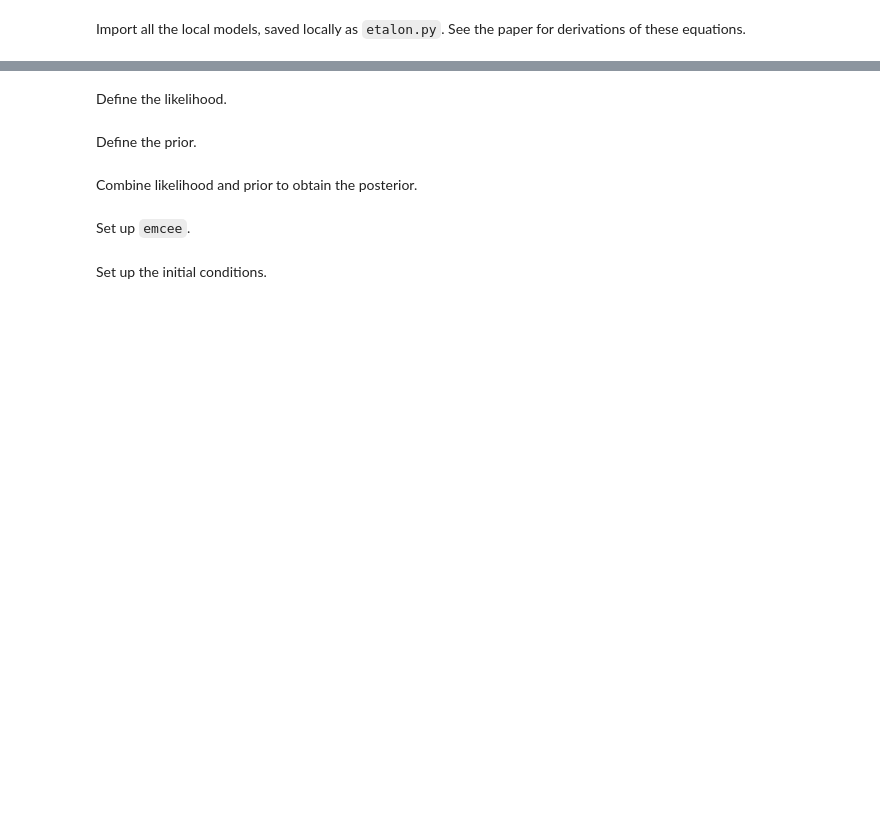
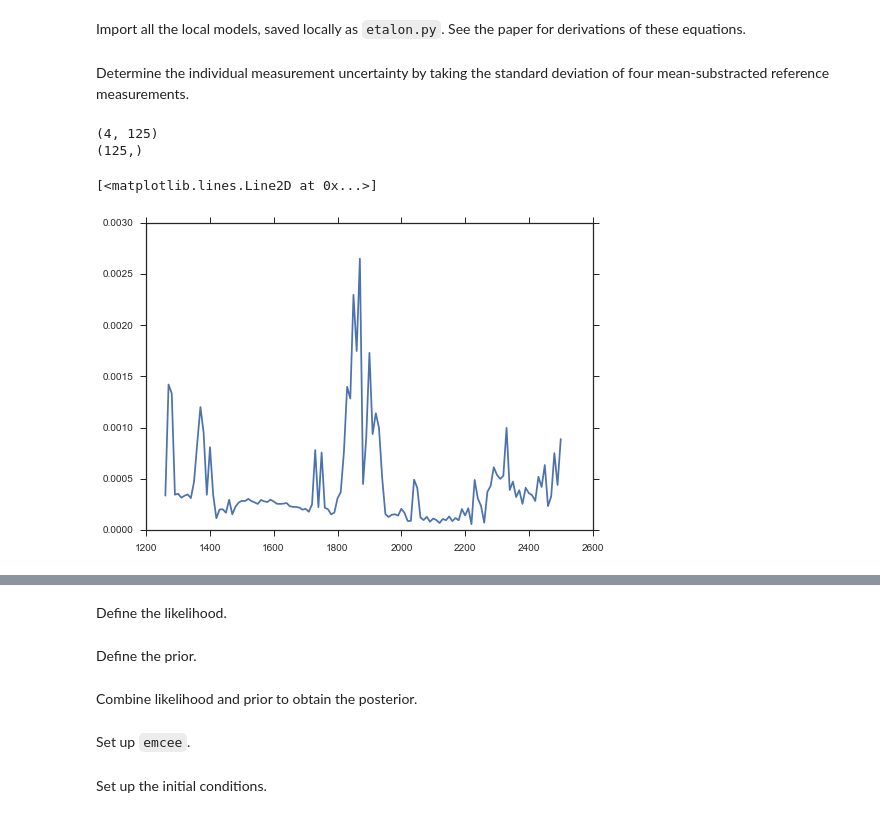
Before and after one commit to Echelle/AO_bonding_paper, a Jupyter notebook: notebooks/SiGaps_13_VG02_noGap.ipynb, the cells around one changed output, grey strips where cells are left out. Saved outputs shown, nothing was run; the diff lists cells and outputs as text; code cells hidden in the pictures; blank space fills up the shorter version.

```diff
--- a/notebooks/SiGaps_13_VG02_noGap.ipynb
+++ b/notebooks/SiGaps_13_VG02_noGap.ipynb
@@ -38,3 +38,5 @@ Import all the local models, saved locally as `etalon.py`.  See the paper for de
 # %%
 from etalon import *
 np.random.seed(78704) #My old zip code
+# %% [markdown]
+Determine the individual measurement uncertainty by taking the standard deviation of four mean-substracted reference measurements.
@@ -41,3 +48,17 @@ np.random.seed(78704) #My old zip code
+# %%
+arr = np.vstack([df.VG05-df.VG05.mean(axis=0),
+                 df.VG05_post-df.VG05_post.mean(axis=0),
+                 df.VG06-df.VG06.mean(axis=0),
+                 df.VG06_post-df.VG06_post.mean(axis=0)])
+
+print arr.shape
+arr_norm = arr - arr.mean(axis=0)
+
+er = np.std(arr_norm, axis=0)/100.0
+print er.shape
+# %% [output]
+(4, 125)
+(125,)
 # %%
 # Introduce the Real data
 x = df.index.values
@@ -55,0 +77,5 @@ y = df.VG02_pos3/df.VG05_post
+# %%
+plot(x, er)
+# %% [output]
+[<matplotlib.lines.Line2D at 0x...>]
+[figure, added]
```
Also changed, not shown: parts of 10 cells of this notebook.
